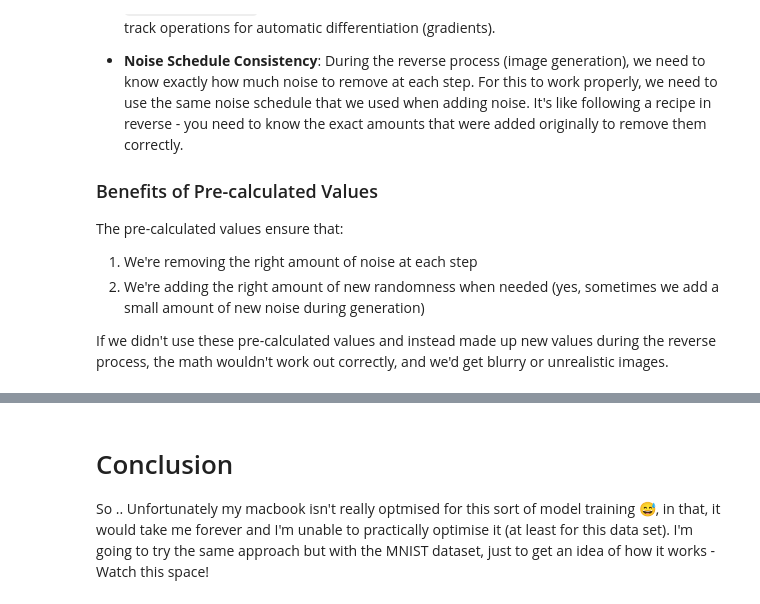
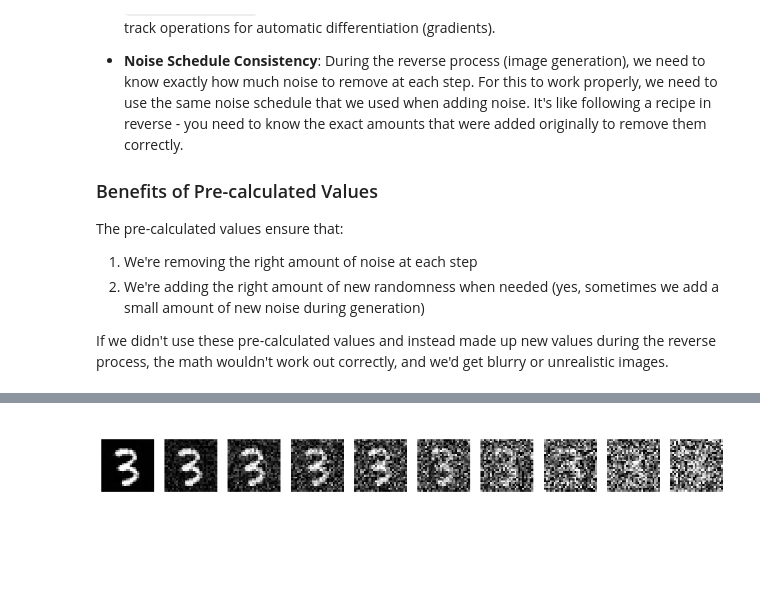
Before and after one commit to mattbarty/generativeDiffusionStudy, a Jupyter notebook: generativeDiffusionMNIST.ipynb, the cells around one changed output, grey strips where cells are left out. Drawn from its saved outputs; the diff is of its cells as text; code cells hidden in the pictures; blank space fills up the shorter version.

```diff
--- a/generativeDiffusionMNIST.ipynb
+++ b/generativeDiffusionMNIST.ipynb
@@ -591,13 +615,14 @@ class Block(nn.Module):
             self.conv1 = nn.Conv2d(in_ch, out_ch, 3, padding=1)
             self.transform = nn.Conv2d(out_ch, out_ch, 4, 2, 1)
         self.conv2 = nn.Conv2d(out_ch, out_ch, 3, padding=1)
-        self.bnorm1 = nn.BatchNorm2d(out_ch)
-        self.bnorm2 = nn.BatchNorm2d(out_ch)
+        # Replace BatchNorm with GroupNorm which works with any batch size
+        self.norm1 = nn.GroupNorm(8, out_ch)  # 8 groups is a good default
+        self.norm2 = nn.GroupNorm(8, out_ch)
         self.relu = nn.ReLU()
 
     def forward(self, x, t):
         # First Conv
-        h = self.bnorm1(self.relu(self.conv1(x)))
+        h = self.norm1(self.relu(self.conv1(x)))
         # Time embedding
         time_emb = self.relu(self.time_mlp(t))
         # Extend last 2 dimensions
@@ -605,7 +630,7 @@ class Block(nn.Module):
         # Add time channel
         h = h + time_emb
         # Second Conv
-        h = self.bnorm2(self.relu(self.conv2(h)))
+        h = self.norm2(self.relu(self.conv2(h)))
         # Down or Upsample
         return self.transform(h)
 
@@ -633,10 +658,11 @@ class SimpleUnet(nn.Module):
     def __init__(self, device="mps"):
         super().__init__()
         self.device = device
-        image_channels = 4
-        down_channels = (64, 128, 256, 512, 1024)
-        up_channels = (1024, 512, 256, 128, 64)
-        out_dim = 3
+        image_channels = 1
+        # Reduce the number of downsampling layers to prevent spatial dimensions from becoming too small
+        down_channels = (64, 128, 256, 512)  # Removed the last 1024 layer
+        up_channels = (512, 256, 128, 64)  # Adjusted accordingly
+        out_dim = 1
         time_emb_dim = 32
 
         # Time embedding
@@ -683,8 +709,17 @@ class SimpleUnet(nn.Module):
         for down in self.downs:
             x = down(x, t)
             residual_inputs.append(x)
+
         for up in self.ups:
             residual_x = residual_inputs.pop()
+
+            # Add this check to ensure tensors have compatible spatial dimensions
+            if x.shape[2:] != residual_x.shape[2:]:
+                # Resize x to match residual_x's spatial dimensions
+                x = nn.functional.interpolate(
+                    x, size=residual_x.shape[2:], mode="bilinear", align_corners=False
+                )
+
             # Add residual x as additional channels
             x = torch.cat((x, residual_x), dim=1)
             x = up(x, t)
@@ -895,5 +1040,4 @@ for epoch in range(epochs):
-# %% [markdown]
-# Conclusion
-
-So .. Unfortunately my macbook isn't really optmised for this sort of model training 😅, in that, it would take me forever and I'm unable to practically optimise it (at least for this data set).
-I'm going to try the same approach but with the MNIST dataset, just to get an idea of how it works - Watch this space!
+# %%
+sample_plot_image()
+# %% [output]
+[figure, added]
```
Also changed, not shown: parts of 7 cells of this notebook.
